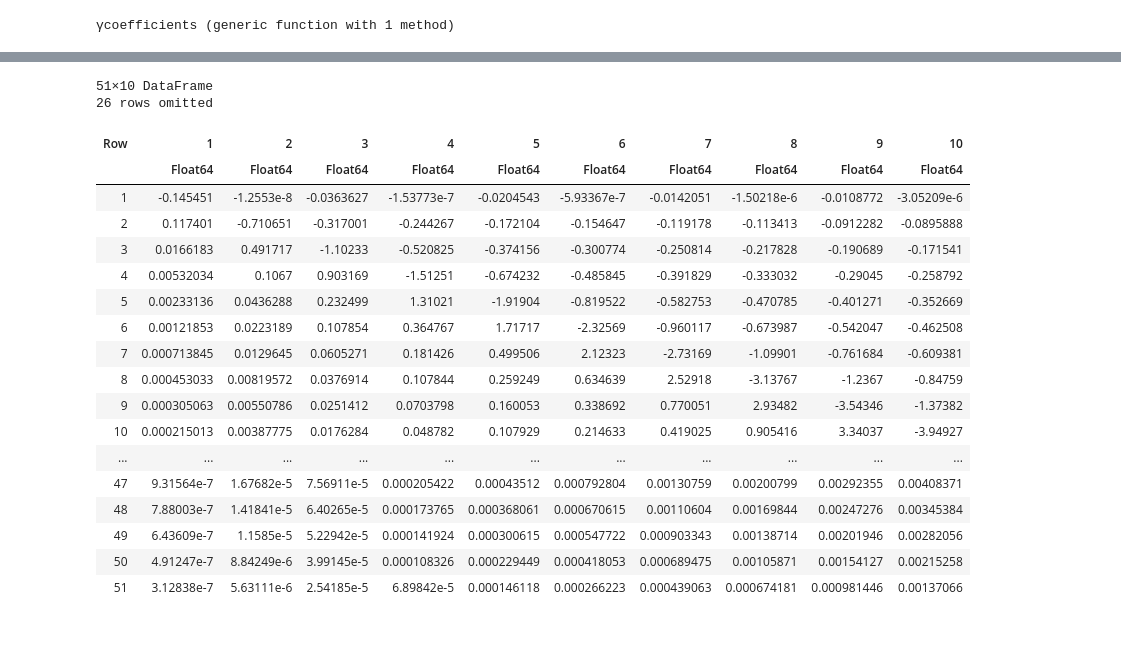
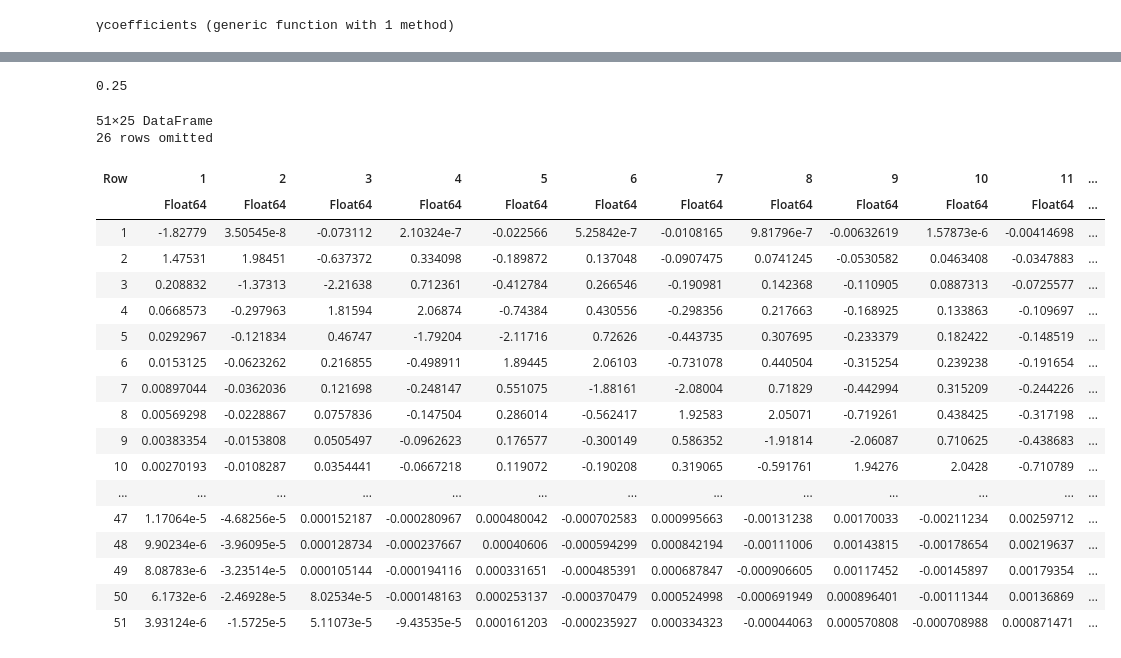
Before and after one commit to gillioz/CoBooM-2d, a Jupyter notebook: Optimal_functionals.ipynb, the cells around one changed output, grey strips where cells are left out. Saved outputs shown, nothing was run; the diff lists cells and outputs as text; code cells hidden in the pictures.

```diff
--- a/Optimal_functionals.ipynb
+++ b/Optimal_functionals.ipynb
@@ -553,27 +610,31 @@ ylabel!(L"2^{-h} \beta_B")
 #     γ_df[!, "h"] = h
 #     CSV.write("data/gamma_$(hϕ).csv", γ_df)
 # end
+# %%
+hϕ = 0.25
+# %% [output]
+0.25
 # %%
-γ_coeffs = CSV.read("data/gamma_coeffs_0.25.csv", DataFrame)
+γ_coeffs = CSV.read("data/gamma_coeffs_$hϕ.csv", DataFrame)
 # %% [output]
-51×10 DataFrame
+51×25 DataFrame
 26 rows omitted
-| Row | 1 | 2 | 3 | 4 | 5 | 6 | 7 | 8 | 9 | 10 |
-|  | Float64 | Float64 | Float64 | Float64 | Float64 | Float64 | Float64 | Float64 | Float64 | Float64 |
-| 1 | -0.145451 | -1.2553e-8 | -0.0363627 | -1.53773e-7 | -0.0204543 | -5.93367e-7 | -0.0142051 | -1.50218e-6 | -0.0108772 | -3.05209e-6 |
-| 2 | 0.117401 | -0.710651 | -0.317001 | -0.244267 | -0.172104 | -0.154647 | -0.119178 | -0.113413 | -0.0912282 | -0.0895888 |
-| 3 | 0.0166183 | 0.491717 | -1.10233 | -0.520825 | -0.374156 | -0.300774 | -0.250814 | -0.217828 | -0.190689 | -0.171541 |
-| 4 | 0.00532034 | 0.1067 | 0.903169 | -1.51251 | -0.674232 | -0.485845 | -0.391829 | -0.333032 | -0.29045 | -0.258792 |
-| 5 | 0.00233136 | 0.0436288 | 0.232499 | 1.31021 | -1.91904 | -0.819522 | -0.582753 | -0.470785 | -0.401271 | -0.352669 |
-| 6 | 0.00121853 | 0.0223189 | 0.107854 | 0.364767 | 1.71717 | -2.32569 | -0.960117 | -0.673987 | -0.542047 | -0.462508 |
-| 7 | 0.000713845 | 0.0129645 | 0.0605271 | 0.181426 | 0.499506 | 2.12323 | -2.73169 | -1.09901 | -0.761684 | -0.609381 |
-| 8 | 0.000453033 | 0.00819572 | 0.0376914 | 0.107844 | 0.259249 | 0.634639 | 2.52918 | -3.13767 | -1.2367 | -0.84759 |
-| 9 | 0.000305063 | 0.00550786 | 0.0251412 | 0.0703798 | 0.160053 | 0.338692 | 0.770051 | 2.93482 | -3.54346 | -1.37382 |
-| 10 | 0.000215013 | 0.00387775 | 0.0176284 | 0.048782 | 0.107929 | 0.214633 | 0.419025 | 0.905416 | 3.34037 | -3.94927 |
-| ... | ... | ... | ... | ... | ... | ... | ... | ... | ... | ... |
-| 47 | 9.31564e-7 | 1.67682e-5 | 7.56911e-5 | 0.000205422 | 0.00043512 | 0.000792804 | 0.00130759 | 0.00200799 | 0.00292355 | 0.00408371 |
-| 48 | 7.88003e-7 | 1.41841e-5 | 6.40265e-5 | 0.000173765 | 0.000368061 | 0.000670615 | 0.00110604 | 0.00169844 | 0.00247276 | 0.00345384 |
-| 49 | 6.43609e-7 | 1.1585e-5 | 5.22942e-5 | 0.000141924 | 0.000300615 | 0.000547722 | 0.000903343 | 0.00138714 | 0.00201946 | 0.00282056 |
-| 50 | 4.91247e-7 | 8.84249e-6 | 3.99145e-5 | 0.000108326 | 0.000229449 | 0.000418053 | 0.000689475 | 0.00105871 | 0.00154127 | 0.00215258 |
-| 51 | 3.12838e-7 | 5.63111e-6 | 2.54185e-5 | 6.89842e-5 | 0.000146118 | 0.000266223 | 0.000439063 | 0.000674181 | 0.000981446 | 0.00137066 |
+| Row | 1 | 2 | 3 | 4 | 5 | 6 | 7 | 8 | 9 | 10 | 11 | ... |
+|  | Float64 | Float64 | Float64 | Float64 | Float64 | Float64 | Float64 | Float64 | Float64 | Float64 | Float64 | ... |
+| 1 | -1.82779 | 3.50545e-8 | -0.073112 | 2.10324e-7 | -0.022566 | 5.25842e-7 | -0.0108165 | 9.81796e-7 | -0.00632619 | 1.57873e-6 | -0.00414698 | ... |
+| 2 | 1.47531 | 1.98451 | -0.637372 | 0.334098 | -0.189872 | 0.137048 | -0.0907475 | 0.0741245 | -0.0530582 | 0.0463408 | -0.0347883 | ... |
+| 3 | 0.208832 | -1.37313 | -2.21638 | 0.712361 | -0.412784 | 0.266546 | -0.190981 | 0.142368 | -0.110905 | 0.0887313 | -0.0725577 | ... |
+| 4 | 0.0668573 | -0.297963 | 1.81594 | 2.06874 | -0.74384 | 0.430556 | -0.298356 | 0.217663 | -0.168925 | 0.133863 | -0.109697 | ... |
+| 5 | 0.0292967 | -0.121834 | 0.46747 | -1.79204 | -2.11716 | 0.72626 | -0.443735 | 0.307695 | -0.233379 | 0.182422 | -0.148519 | ... |
+| 6 | 0.0153125 | -0.0623262 | 0.216855 | -0.498911 | 1.89445 | 2.06103 | -0.731078 | 0.440504 | -0.315254 | 0.239238 | -0.191654 | ... |
+| 7 | 0.00897044 | -0.0362036 | 0.121698 | -0.248147 | 0.551075 | -1.88161 | -2.08004 | 0.71829 | -0.442994 | 0.315209 | -0.244226 | ... |
+| 8 | 0.00569298 | -0.0228867 | 0.0757836 | -0.147504 | 0.286014 | -0.562417 | 1.92583 | 2.05071 | -0.719261 | 0.438425 | -0.317198 | ... |
+| 9 | 0.00383354 | -0.0153808 | 0.0505497 | -0.0962623 | 0.176577 | -0.300149 | 0.586352 | -1.91814 | -2.06087 | 0.710625 | -0.438683 | ... |
+| 10 | 0.00270193 | -0.0108287 | 0.0354441 | -0.0667218 | 0.119072 | -0.190208 | 0.319065 | -0.591761 | 1.94276 | 2.0428 | -0.710789 | ... |
+| ... | ... | ... | ... | ... | ... | ... | ... | ... | ... | ... | ... | ... |
+| 47 | 1.17064e-5 | -4.68256e-5 | 0.000152187 | -0.000280967 | 0.000480042 | -0.000702583 | 0.000995663 | -0.00131238 | 0.00170033 | -0.00211234 | 0.00259712 | ... |
+| 48 | 9.90234e-6 | -3.96095e-5 | 0.000128734 | -0.000237667 | 0.00040606 | -0.000594299 | 0.000842194 | -0.00111006 | 0.00143815 | -0.00178654 | 0.00219637 | ... |
+| 49 | 8.08783e-6 | -3.23514e-5 | 0.000105144 | -0.000194116 | 0.000331651 | -0.000485391 | 0.000687847 | -0.000906605 | 0.00117452 | -0.00145897 | 0.00179354 | ... |
+| 50 | 6.1732e-6 | -2.46928e-5 | 8.02534e-5 | -0.000148163 | 0.000253137 | -0.000370479 | 0.000524998 | -0.000691949 | 0.000896401 | -0.00111344 | 0.00136869 | ... |
+| 51 | 3.93124e-6 | -1.5725e-5 | 5.11073e-5 | -9.43535e-5 | 0.000161203 | -0.000235927 | 0.000334323 | -0.00044063 | 0.000570808 | -0.000708988 | 0.000871471 | ... |
 # %%
```
Also changed, not shown: parts of 86 cells of this notebook, 55 other files.
